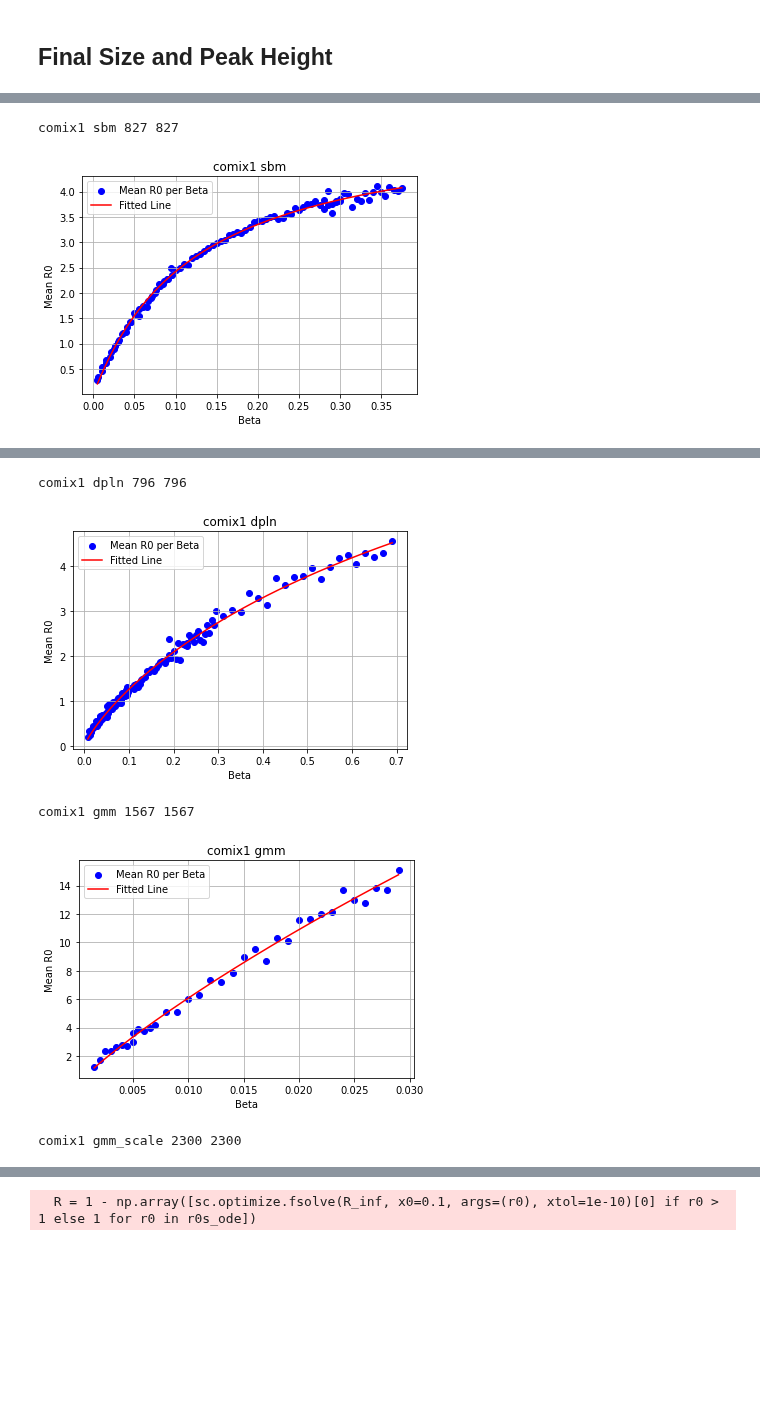
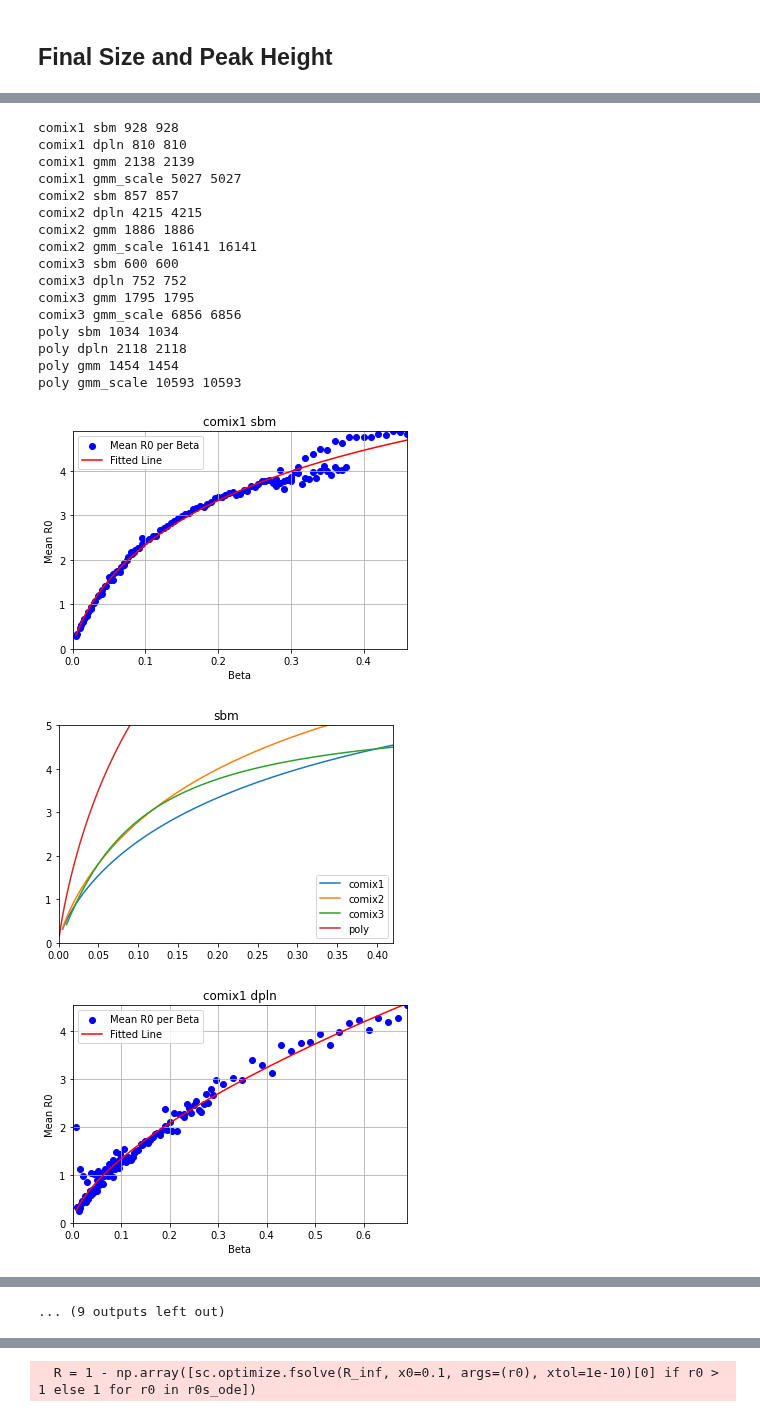
Before and after one commit to LukeMurrayKearney/Data-Driven-Networks-Code, a Jupyter notebook: figs.ipynb, the cells around one changed output, grey strips where cells are left out. Drawn from its saved outputs; the diff is of its cells as text; code cells hidden in the pictures; blank space fills up the shorter version.

```diff
--- a/figs.ipynb
+++ b/figs.ipynb
@@ -987,8 +1011,14 @@ datas = ['comix1','comix2','comix3','poly']
 models = ['sbm', 'dpln', 'gmm','gmm_scale']
 
 fits = {}
+axes, max_x = {}, {}
 for data in datas:
     for model in models:
+        fig1, ax1 = plt.subplots(1,1)
+        if data == datas[0]:
+            fig,ax = plt.subplots(1,1)
+            axes[model] = ax
+            max_x[model] = 0
         with open(f'output_data/sims/final/{data}_{model}.json', 'r') as f:
             sims = json.load(f)
         print(data,model,len(sims['r0']), len(sims['beta']))
@@ -1008,42 +1038,70 @@ for data in datas:
                 r0_means.append(np.mean(r0_vals))   # Use np.median(r0_vals) for median
 
         # Convert to arrays for regression
         X = np.array(betas).reshape(-1, 1)
         y = np.array(r0_means)
+        X,y = np.array([a for index, a in enumerate(X) if y[index]<10]), np.array([a for a in y if a<10])
 
         try:
             ############### non-linear ######################
             def hill_func(x, Vmax, K, n):
                 return Vmax * (x**n) / (K**n + x**n)
             x_range = np.linspace(min(X), max(X),1000)
 
             popt, _ = curve_fit(hill_func, X.flatten(), y, bounds=(0, np.inf))
             fits[f'{data}_{model}'] = {'params': popt, 'linear': False}
 
             y_pred = hill_func(x_range, *popt)
         except:
             ################# Linear ####################
             lin_model = LinearRegression()
             lin_model.fit(X, y)
             fits[f'{data}_{model}'] = {'params': lin_model, 'linear': True}
 
             x_range = np.linspace(min(betas), max(betas), 100).reshape(-1, 1)
             y_pred = lin_model.predict(x_range)
 
 
         # Plot
-        plt.scatter(betas, r0_means, color='blue', label='Mean R0 per Beta')
-        plt.plot(x_range, y_pred, color='red', label='Fitted Line')
-        plt.xlabel('Beta')
-        plt.ylabel('Mean R0')
-        plt.title(f'{data} {model}')
-        plt.legend()
-        plt.grid(True)
-        plt.savefig(f'output_data/figs/BvsR0_{data}_{model}.png')
-        plt.show()
-
+        ax1.scatter(betas, r0_means, color='blue', label='Mean R0 per Beta')
+        ax1.plot(x_range, y_pred, color='red', label='Fitted Line')
+        ax1.set_xlabel('Beta')
+        ax1.set_ylabel('Mean R0')
+        ax1.set_title(f'{data} {model}')
+        ax1.set_xlim([0,max(X)])
+        ax1.set_ylim([0,max(y)])
+        ax1.legend()
+        ax1.grid(True)
+        # plt.savefig(f'output_data/figs/BvsR0_{data}_{model}.png')
+        # plt.show()
+        axes[model].plot(x_range, y_pred, label=f'{data}')
+        # print(np.where(y_pred > 4.3)[0][0],max_x[model])
+        if x_range[np.where(y_pred > 4.5)[0][0]] > max_x[model]:
+            max_x[model] = x_range[np.where(y_pred > 4.5)[0][0]]
         # Print model parameters
         # print(f"Slope: {model.coef_[0]:.3f}, Intercept: {model.intercept_:.3f}")
+        if data == datas[-1]:
+            axes[model].set_title(f'{model}')
+            axes[model].legend()
+            axes[model].set_xlim([0,max_x[model]])
+            axes[model].set_ylim([0,5])
 # %% [output]
-comix1 sbm 827 827
+comix1 sbm 928 928
+comix1 dpln 810 810
+comix1 gmm 2138 2139
+comix1 gmm_scale 5027 5027
+comix2 sbm 857 857
+comix2 dpln 4215 4215
+comix2 gmm 1886 1886
+comix2 gmm_scale 16141 16141
+comix3 sbm 600 600
+comix3 dpln 752 752
+comix3 gmm 1795 1795
+comix3 gmm_scale 6856 6856
+poly sbm 1034 1034
+poly dpln 2118 2118
+poly gmm 1454 1454
+poly gmm_scale 10593 10593
-[figure, old version]
+[figure, new version]
+[figure, new version]
+[figure, new version]
@@ -1050,5 +1116 @@ comix1 sbm 827 827
-comix1 dpln 796 796
+... (9 outputs left out)
-[figure, old version]
-comix1 gmm 1567 1567
-[figure, old version]
-comix1 gmm_scale 2300 2300
```
Also changed, not shown: parts of 6 cells of this notebook, 2 other files.
